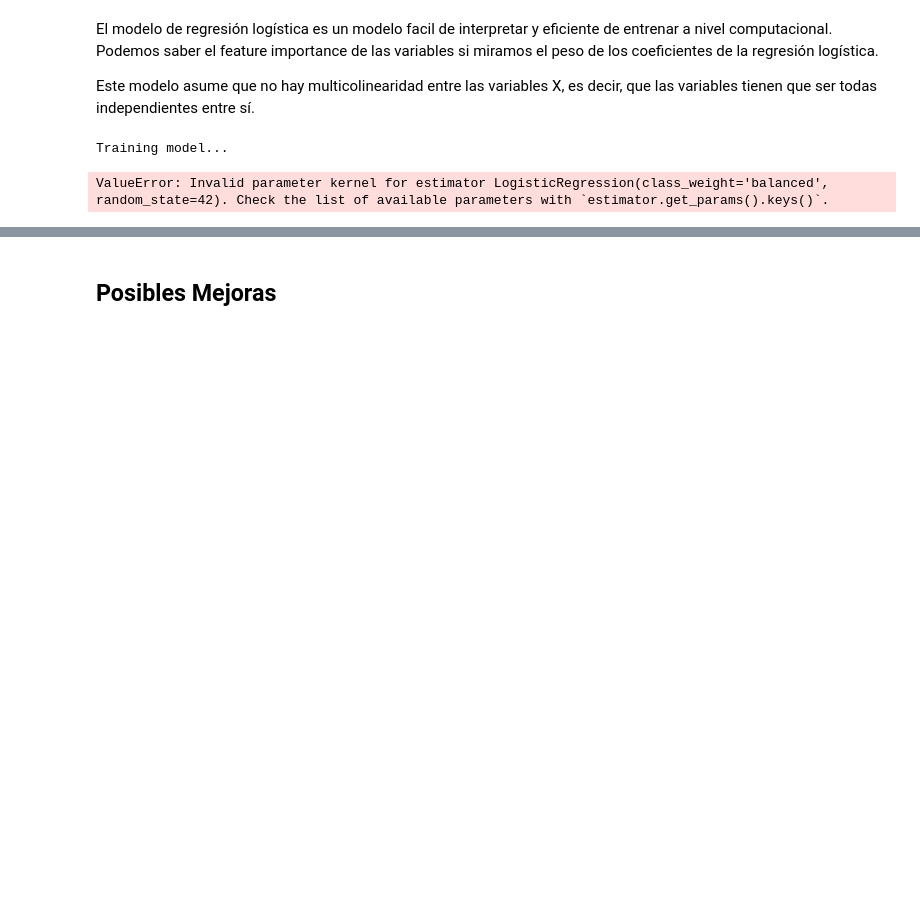
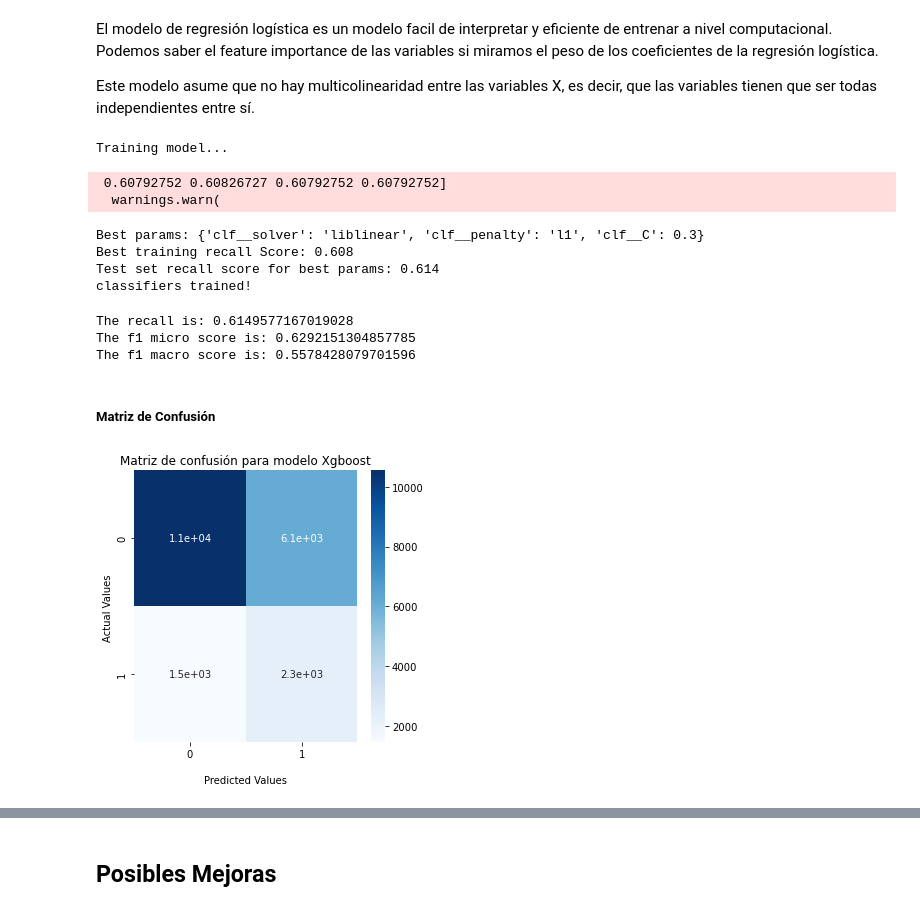
Before and after one commit to rebeccahcohen/Challenge_LATAM, a Jupyter notebook: modelos.ipynb, the cells around one changed output, grey strips where cells are left out. Saved outputs shown, nothing was run; the diff lists cells and outputs as text; code cells hidden in the pictures; blank space fills up the shorter version.

Commit message:
'logisticreg'

```diff
--- a/modelos.ipynb
+++ b/modelos.ipynb
@@ -483,13 +483,14 @@ El modelo de regresión logística es un modelo facil de interpretar y eficiente
 Este modelo asume que no hay multicolinearidad entre las variables X, es decir, que las variables tienen que ser todas independientes entre sí.
 # %%
 logreg_pipe_scl = Pipeline([('scl', StandardScaler()),
-                ('clf', LogisticRegression(random_state = 42, class_weight = 'balanced')),
+                ('clf', LogisticRegression(class_weight='balanced', random_state = 42)),
                         ])
 
 param_range_fl = [1.0, 0.7, 0.5, 0.3, 0.1, 0.01]
 
 grid_params_logreg = [{
-        'clf__kernel': ['linear', 'rbf', 'poly', 'sigmoid'],
+        'clf__penalty': ['l1','l2', 'none'],
+        'clf__solver': ['liblinear', 'newton-cg', 'lbfgs', 'sag', 'saga'],
         'clf__C': param_range_fl
         }]
 
@@ -518,4 +519,40 @@ print('Test set recall score for best params: %.3f ' % recall_score(y_test, y_pr
 print('classifiers trained!')
 # %% [output]
 Training model...
-ValueError: Invalid parameter kernel for estimator LogisticRegression(class_weight='balanced', random_state=42). Check the list of available parameters with `estimator.get_params().keys()`.
+ 0.60792752 0.60826727 0.60792752 0.60792752]
+  warnings.warn(
+Best params: {'clf__solver': 'liblinear', 'clf__penalty': 'l1', 'clf__C': 0.3}
+Best training recall Score: 0.608
+Test set recall score for best params: 0.614
+classifiers trained!
+# %%
+logreg = Pipeline([('scl', StandardScaler()),
+                ('clf', LogisticRegression(class_weight='balanced', solver='liblinear', penalty='l1', C=0.3, random_state=42)),
+                        ])
+
+
+logreg.fit(X, y)
+
+y_pred = logreg.predict(X_test)
+f1_score_macro = f1_score(y_test, y_pred, average='macro')
+f1_score_micro = f1_score(y_test, y_pred, average='micro')
+
+print(f'The recall is: {recall_score(y_test, y_pred)}')
+print(f'The f1 micro score is: {f1_score_micro}')
+print(f'The f1 macro score is: {f1_score_macro}')
+# %% [output]
+The recall is: 0.6149577167019028
+The f1 micro score is: 0.6292151304857785
+The f1 macro score is: 0.5578428079701596
+# %% [markdown]
+##### Matriz de Confusión
+# %%
+cf_matrix = confusion_matrix(y_test, y_pred)
+ax = sns.heatmap(cf_matrix, annot=True, cmap='Blues')
+
+ax.set_title('Matriz de confusión para modelo Xgboost');
+ax.set_xlabel('\nPredicted Values')
+plt.rcParams["figure.figsize"] = (5, 5)
+ax.set_ylabel('Actual Values ');
+# %% [output]
+[figure, added]
```
Also changed, not shown: parts of 3 cells of this notebook, 1 other file.
